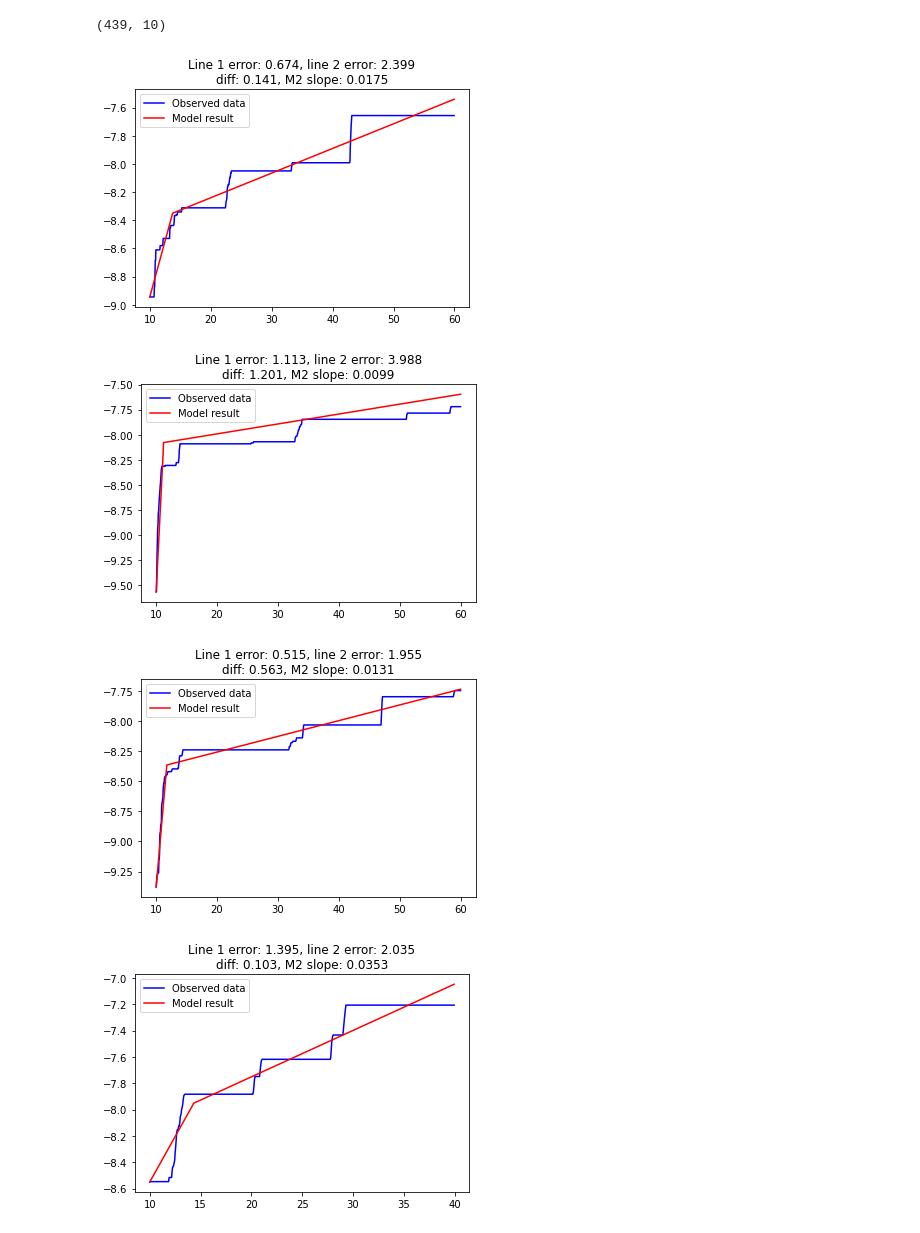
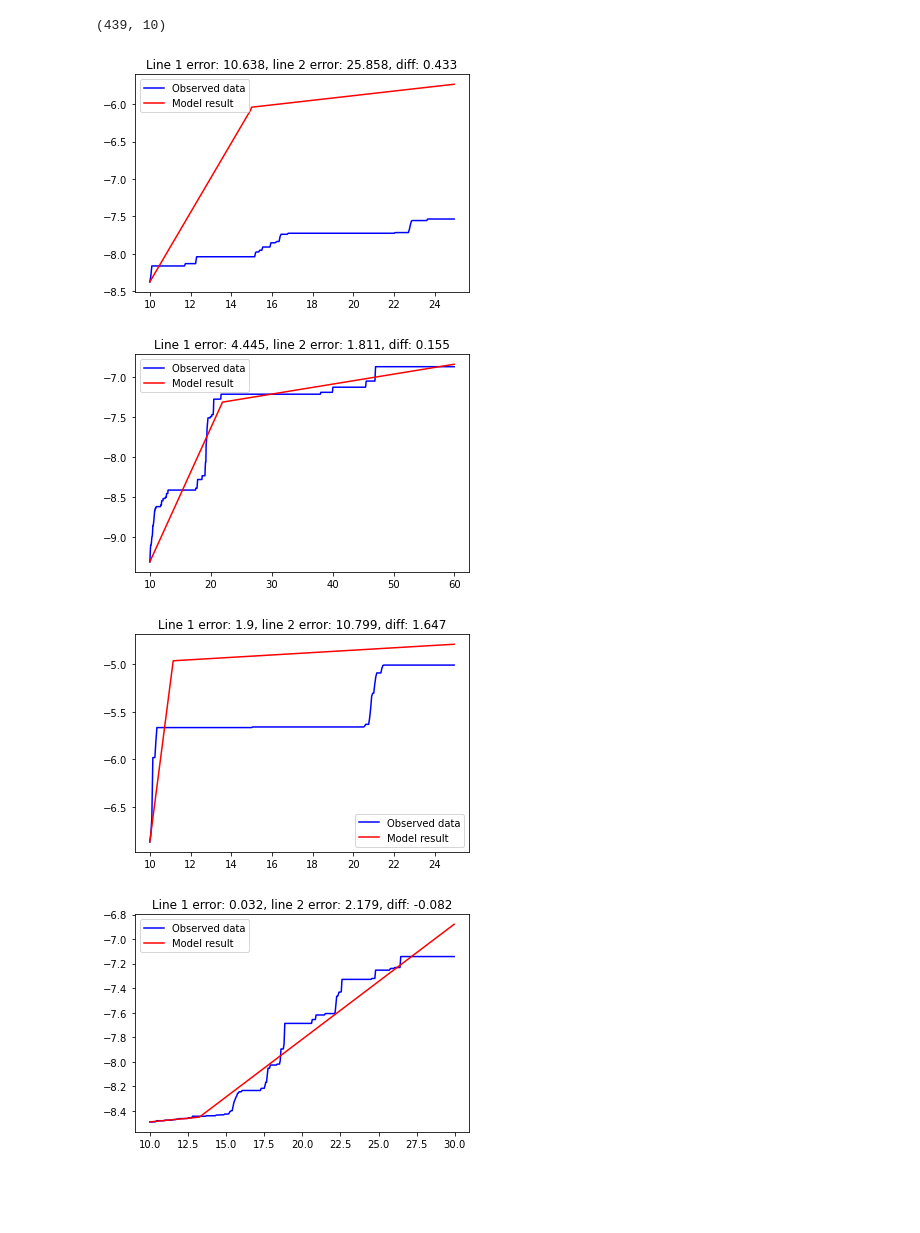
Before and after one commit to UO-Geophysics/strain, a Jupyter notebook: ipynbs/filtered_strain/7_MCMC_error_sort.ipynb, the cells around one changed output. Saved outputs shown, nothing was run; the diff lists cells and outputs as text; code cells hidden in the pictures; blank space fills up the shorter version.

```diff
--- a/ipynbs/filtered_strain/7_MCMC_error_sort.ipynb
+++ b/ipynbs/filtered_strain/7_MCMC_error_sort.ipynb
@@ -133,43 +133,44 @@ for idx in range(len(mcmc_results_array)):
     yobs = np.append(line1_yobs, line2_yobs)
 
     error_line1 = np.sqrt(np.sum(np.square(np.subtract(line1_ymodel, line1_yobs))))
     error_line2 = np.sqrt(np.sum(np.square(np.subtract(line2_ymodel, line2_yobs))))
 
     error = np.sqrt(np.sum(np.square(np.subtract(ymodel, yobs))))
     errors.append(error)
     # print(error)
 
     # if error <= 5 and m1_slope > m2_slope and int_time <= 15:
     # if error <= 5 and m1_slope > m2_slope:
-    if diff > 0.1 and error_line1 < 5 and error_line2 < 10 and m2_slope > 0.005:
+    # if diff > 0.1 and error_line1 < 5 and error_line2 < 10:
+    if diff > 0 and error_line1 < 3.5 and error_line2 < 6.5:
         results.append('g')
-        plt.title('Line 1 error: ' + str(round(error_line1,3)) + ', line 2 error: ' + str(round(error_line2,3)) + '\ndiff: ' + str(round(diff,3)) + ', M2 slope: ' + str(round(m2_slope,4)))
-        plt.plot(xobs, yobs, color = 'blue', label = 'Observed data')
-        plt.plot(xobs, ymodel, color = 'red', label = 'Model result')
-        plt.legend()
-        plt.show()
-    else:
-        results.append('b')
-        # plt.title('Line 1 error: ' + str(round(error_line1,3)) + ', line 2 error: ' + str(round(error_line2,3)) + ', diff: ' + str(round(diff,3)))
         # plt.title('Line 1 error: ' + str(round(error_line1,3)) + ', line 2 error: ' + str(round(error_line2,3)) + '\ndiff: ' + str(round(diff,3)) + ', M2 slope: ' + str(round(m2_slope,4)))
         # plt.plot(xobs, yobs, color = 'blue', label = 'Observed data')
         # plt.plot(xobs, ymodel, color = 'red', label = 'Model result')
         # plt.legend()
         # plt.show()
+    else:
+        results.append('b')
+        plt.title('Line 1 error: ' + str(round(error_line1,3)) + ', line 2 error: ' + str(round(error_line2,3)) + ', diff: ' + str(round(diff,3)))
+        # plt.title('Line 1 error: ' + str(round(error_line1,3)) + ', line 2 error: ' + str(round(error_line2,3)) + '\ndiff: ' + str(round(diff,3)) + ', M2 slope: ' + str(round(m2_slope,4)))
+        plt.plot(xobs, yobs, color = 'blue', label = 'Observed data')
+        plt.plot(xobs, ymodel, color = 'red', label = 'Model result')
+        plt.legend()
+        plt.show()
 
     # if error_line1 >= 1 and diff <= 0.1:
     #     plt.title('Line 1 error = ' + str(round(error_line1,1)))
     #     plt.plot(xobs, yobs, color = 'blue', label = 'Observed data')
     #     plt.plot(xobs, ymodel, color = 'red', label = 'Model result')
     #     plt.legend()
         # plt.show()
 
 mcmc_results['two_line_fit_qual'] = results
 mcmc_results.to_csv(path_to_files + 'filtered_mcmc_arrays/mcmc_results_summary_with_quality.csv', index = False)
 good_results = mcmc_results[mcmc_results['two_line_fit_qual'] == 'g']
 bad_results = mcmc_results[mcmc_results['two_line_fit_qual'] == 'b']
 # %% [output]
-[figure, old version]
+[figure, new version]
-[figure, old version]
+[figure, new version]
-[figure, old version]
+[figure, new version]
-[figure, old version]
+[figure, new version]
```
Also changed, not shown: parts of 7 cells of this notebook, 3 other files.
